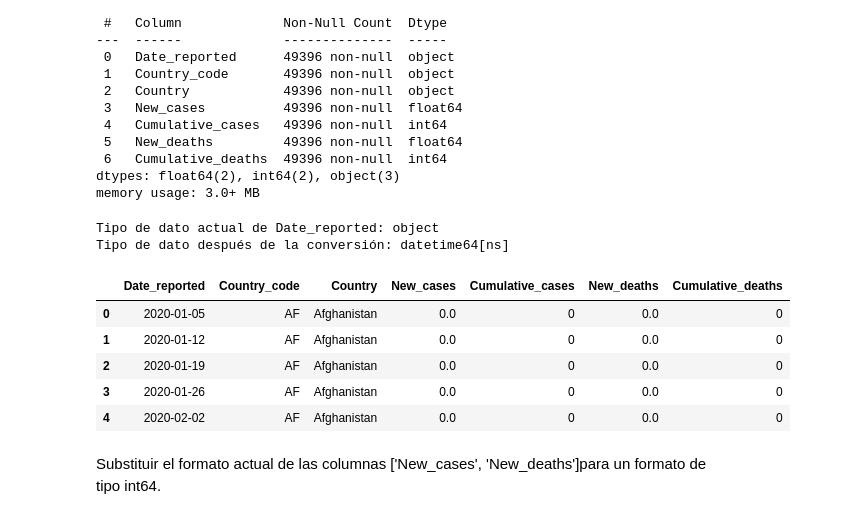
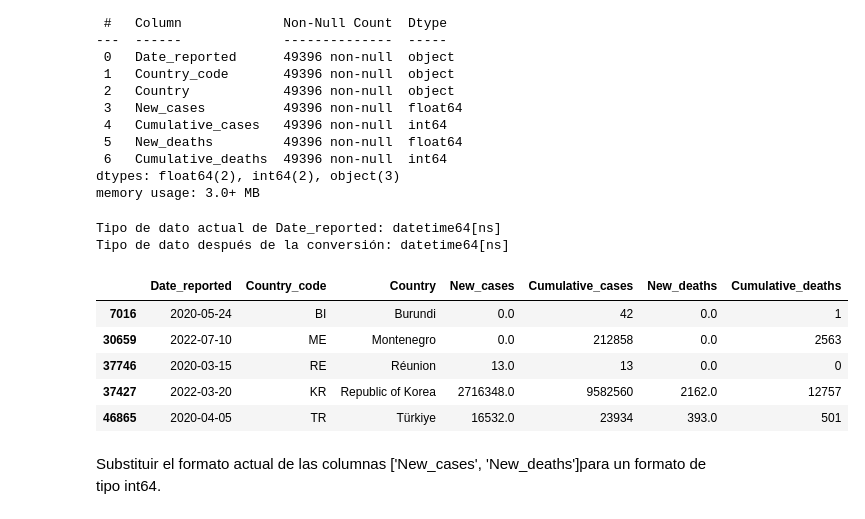
Before and after one commit to wilferalexander/Covid19, a Jupyter notebook: Covid19.ipynb, the cells around one changed output. Cells and saved outputs as stored; diff of their text form; code cells hidden in the pictures.

```diff
--- a/Covid19.ipynb
+++ b/Covid19.ipynb
@@ -307,20 +307,20 @@ memory usage: 3.0+ MB
 # %%
 # Verificamos el tipo de dato actual de la columna Date_reported
 print("Tipo de dato actual de Date_reported:", df_covid_limpio['Date_reported'].dtype)
 # Convertir la columna Date_reported a datetime64
 df_covid_limpio['Date_reported'] = pd.to_datetime(df_covid_limpio['Date_reported'], format='%Y-%m-%d')
 # Verificamos el tipo de dato después de la conversión
 print("Tipo de dato después de la conversión:", df_covid_limpio['Date_reported'].dtype)
-df_covid_limpio.head()
+df_covid_limpio.sample(5)
 # %% [output]
-Tipo de dato actual de Date_reported: object
+Tipo de dato actual de Date_reported: datetime64[ns]
 Tipo de dato después de la conversión: datetime64[ns]
 |  | Date_reported | Country_code | Country | New_cases | Cumulative_cases | New_deaths | Cumulative_deaths |
-| 0 | 2020-01-05 | AF | Afghanistan | 0.0 | 0 | 0.0 | 0 |
-| 1 | 2020-01-12 | AF | Afghanistan | 0.0 | 0 | 0.0 | 0 |
-| 2 | 2020-01-19 | AF | Afghanistan | 0.0 | 0 | 0.0 | 0 |
-| 3 | 2020-01-26 | AF | Afghanistan | 0.0 | 0 | 0.0 | 0 |
-| 4 | 2020-02-02 | AF | Afghanistan | 0.0 | 0 | 0.0 | 0 |
+| 7016 | 2020-05-24 | BI | Burundi | 0.0 | 42 | 0.0 | 1 |
+| 30659 | 2022-07-10 | ME | Montenegro | 0.0 | 212858 | 0.0 | 2563 |
+| 37746 | 2020-03-15 | RE | Réunion | 13.0 | 13 | 0.0 | 0 |
+| 37427 | 2022-03-20 | KR | Republic of Korea | 2716348.0 | 9582560 | 2162.0 | 12757 |
+| 46865 | 2020-04-05 | TR | Türkiye | 16532.0 | 23934 | 393.0 | 501 |
 # %% [markdown]
 Substituir el formato actual de las columnas ['New_cases', 'New_deaths']para un formato de tipo int64.
 # %%
```
Also changed, not shown: parts of 17 cells of this notebook.
